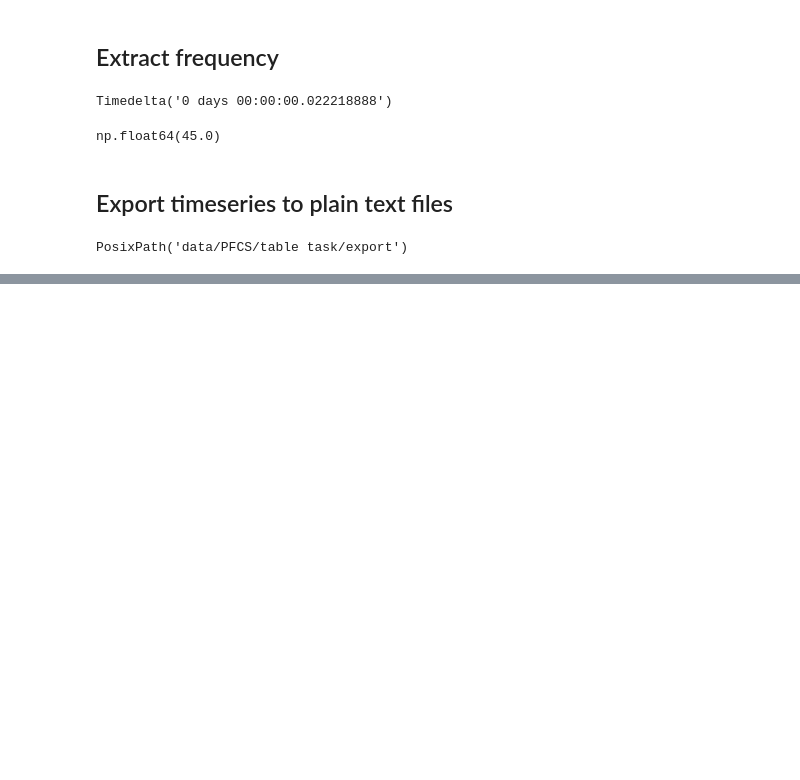
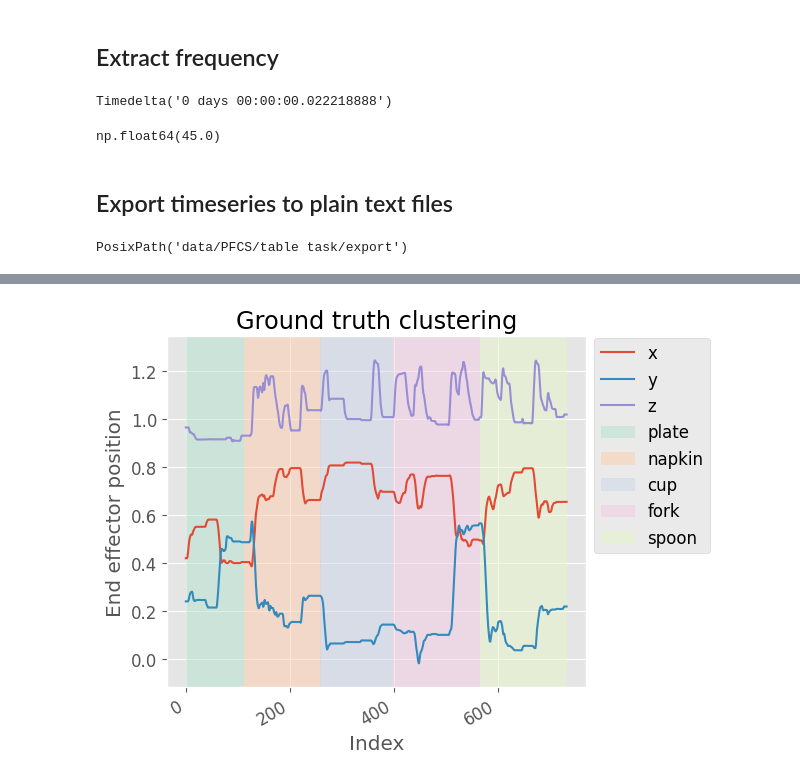
Before and after one commit to kir0ul/GP-HSMM, a Jupyter notebook: PFCS.ipynb, the cells around one changed output, grey strips where cells are left out. Saved outputs shown, nothing was run; the diff lists cells and outputs as text; code cells hidden in the pictures; blank space fills up the shorter version.

```diff
--- a/PFCS.ipynb
+++ b/PFCS.ipynb
@@ -302,0 +337,36 @@ for idx, demo in enumerate(task_ground_truth):
+# %%
+with plt.style.context("ggplot_perso.mplstyle"):
+    fig, ax = plt.subplots()
+    cmap = mpl.colormaps.get("Pastel2").colors
+
+    data = np.loadtxt(exported_files[filenum])
+
+    ax.plot(data[:, 0], label="x")  # , color=cmap[0])
+    ax.plot(data[:, 1], label="y")  # , color=cmap[1])
+    ax.plot(data[:, 2], label="z")  # , color=cmap[2])
+
+    for sect_i, sect_key in enumerate(task_ground_truth[filenum]["idx"].keys()):
+        sect_dict_current = task_ground_truth[filenum]["idx"][sect_key]
+        sect_ini = int(sect_dict_current["ini"] / downsampling_factor)
+        sect_end = int(sect_dict_current["end"] / downsampling_factor)
+        x = np.arange(start=sect_ini, stop=sect_end)
+        ax.fill_between(
+            x=x,
+            y1=data.min(),
+            y2=data.max(),
+            color=cmap[sect_i],
+            alpha=0.5,
+            transform=ax.get_xaxis_transform(),
+            label=sect_key,
+        )
+
+    ax.set_ylim(bottom=data.min() - 0.1, top=data.max() + 0.1)
+    ax.set_xlabel("Index")
+    ax.set_ylabel("End effector position")
+    ax.legend(bbox_to_anchor=(1.0, 1.02))
+    ax.set_title("Ground truth clustering")
+    fig.autofmt_xdate()
+    fig.tight_layout()
+    plt.show()
+# %% [output]
+[figure, added]
```
Also changed, not shown: parts of 4 cells of this notebook, 2 other files.
